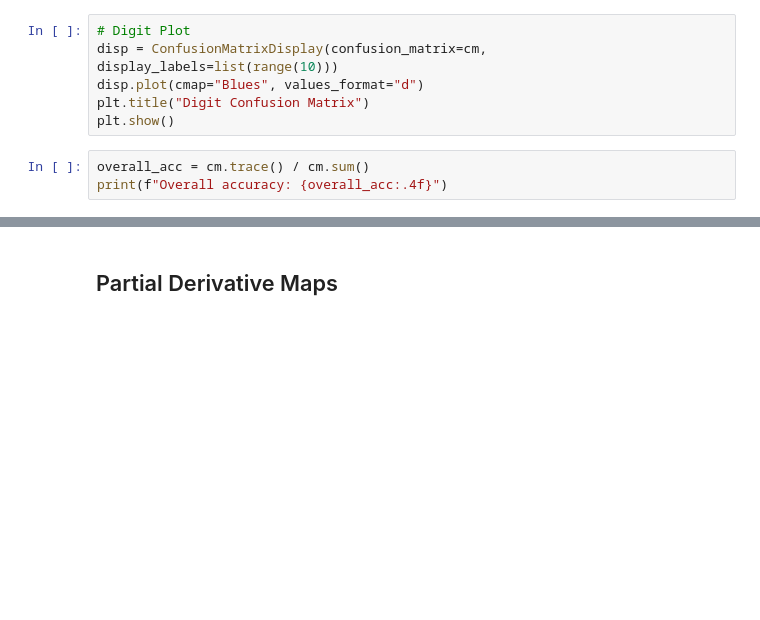
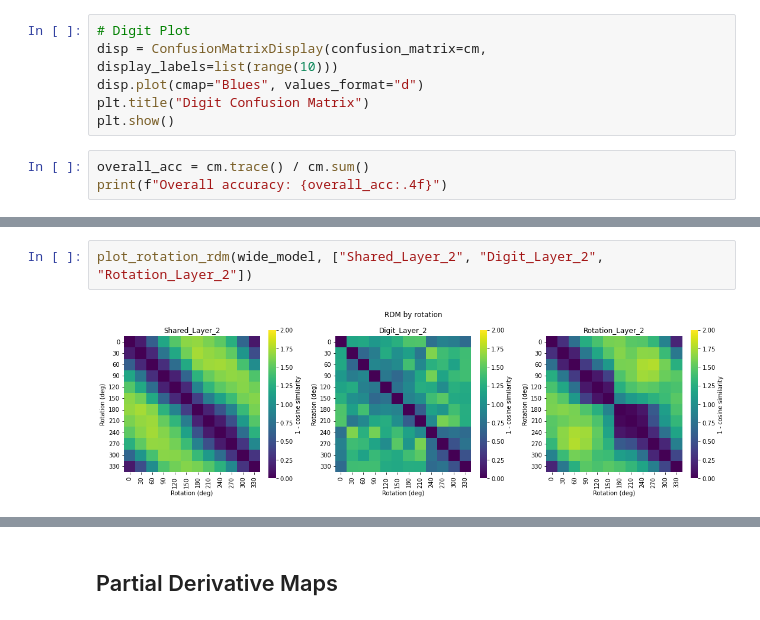
Before and after one commit to tjp095/DSC180A, a Jupyter notebook: rotated-MNIST/rotated-MNIST-test.ipynb, the cells around one changed output, grey strips where cells are left out. Cells and saved outputs as stored; diff of their text form; blank space fills up the shorter version.

```diff
--- a/rotated-MNIST/rotated-MNIST-test.ipynb
+++ b/rotated-MNIST/rotated-MNIST-test.ipynb
@@ -507,0 +616,4 @@ print(f"Overall accuracy: {overall_acc:.4f}")
+# %%
+plot_rotation_rdm(wide_model, ["Shared_Layer_2", "Digit_Layer_2", "Rotation_Layer_2"])
+# %% [output]
+[figure, added]
```
Also changed, not shown: parts of 3 cells of this notebook.
